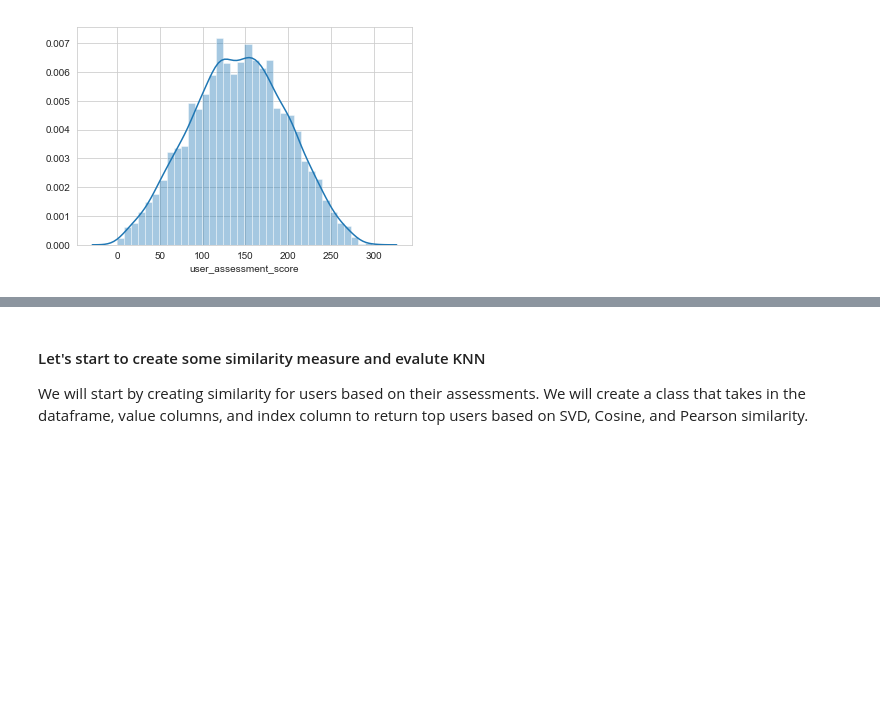
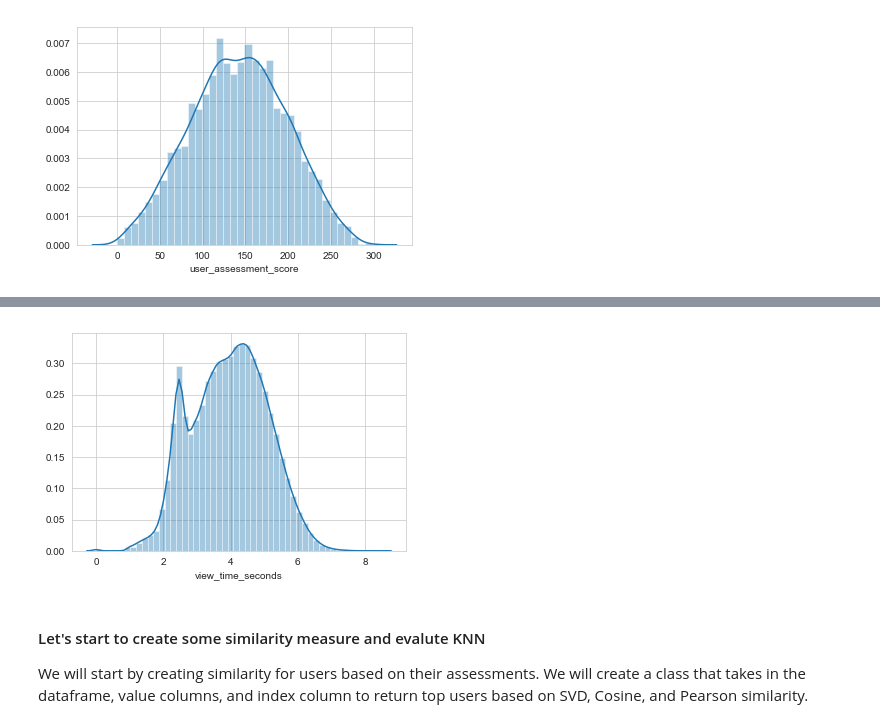
Before and after one commit to amandeepfj/MachineLearningProject, a Jupyter notebook: Data Understanding/DataUnderstanding.ipynb, the cells around one changed output, grey strips where cells are left out. Saved outputs shown, nothing was run; the diff lists cells and outputs as text; code cells hidden in the pictures; blank space fills up the shorter version.

```diff
--- a/Data Understanding/DataUnderstanding.ipynb
+++ b/Data Understanding/DataUnderstanding.ipynb
@@ -223,3 +269,10 @@ sns.distplot(user_assessment_scores['user_assessment_score'])
+# %%
+sns.distplot((user_course_views['view_time_seconds'])**0.2)
+# let us try to normalzie the 'view_time_seconds' by transforming.
+# the normalization will not affect KNN but help in SVD method that is used later.
+user_course_views['view_time_seconds'] = user_course_views['view_time_seconds'] ** 0.2
+# %% [output]
+[figure, added]
 # %% [markdown]
 #### Let's start to create some similarity measure and evalute KNN
 We will start by creating similarity for users based on their assessments.
```
Also changed, not shown: parts of 59 cells of this notebook, 1 other file.
